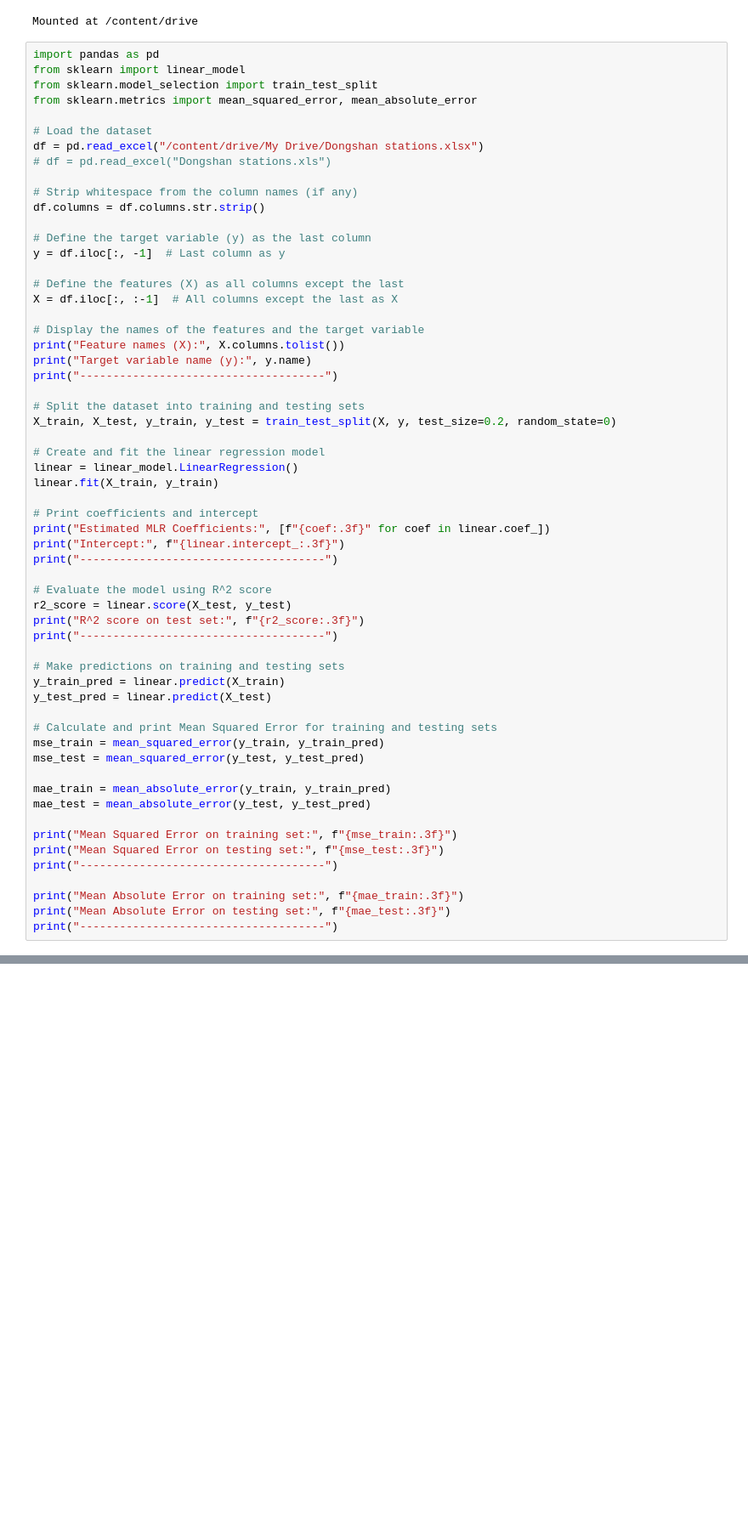
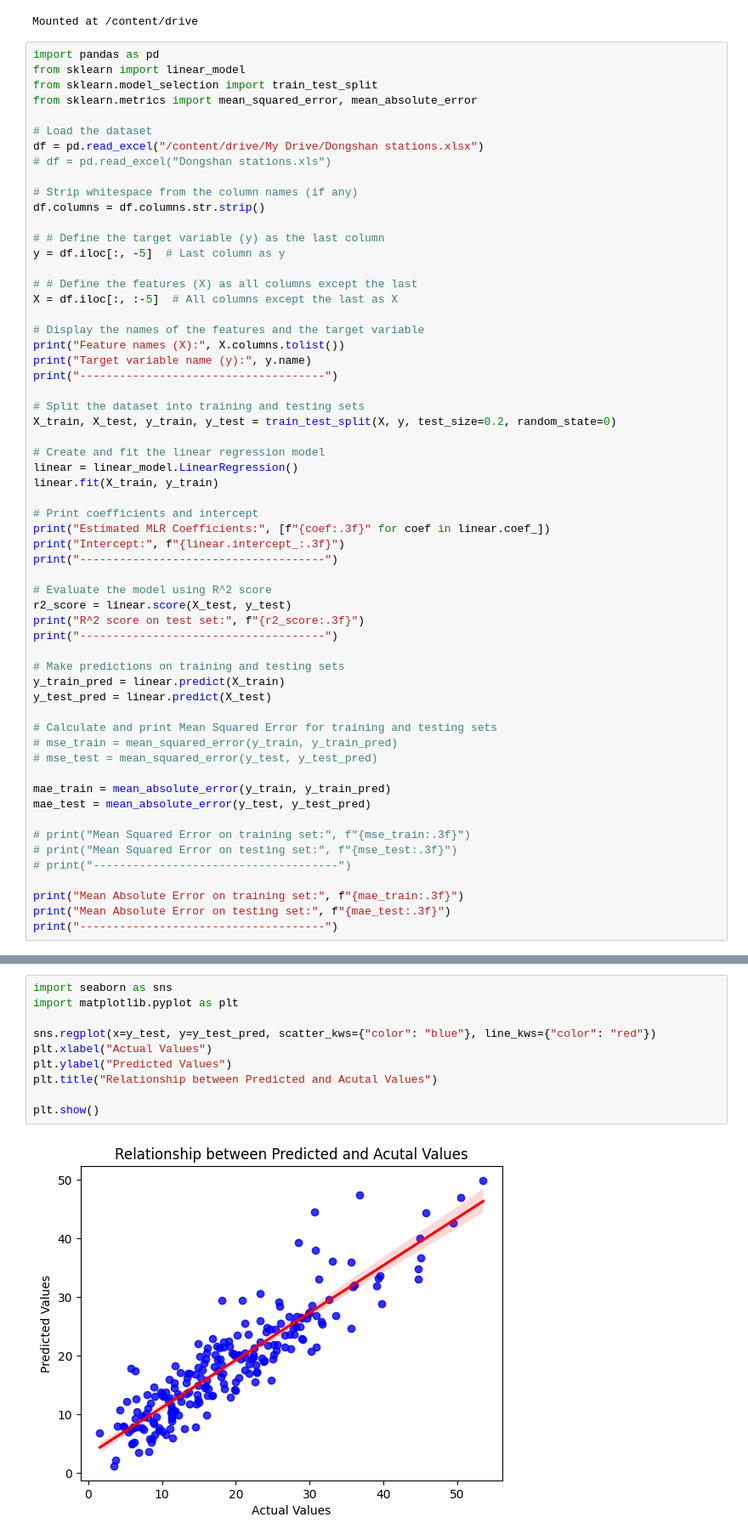
Before and after one commit to Rivenception/CSC521_Algorithms, a Jupyter notebook: Research_Project/MLR.ipynb, the cells around one changed output, grey strips where cells are left out. Shown at 85% size. Saved outputs shown, nothing was run; the diff lists cells and outputs as text; blank space fills up the shorter version.

```diff
--- a/Research_Project/MLR.ipynb
+++ b/Research_Project/MLR.ipynb
@@ -19,11 +19,11 @@ df = pd.read_excel("/content/drive/My Drive/Dongshan stations.xlsx")
 # Strip whitespace from the column names (if any)
 df.columns = df.columns.str.strip()
 
-# Define the target variable (y) as the last column
-y = df.iloc[:, -1]  # Last column as y
+# # Define the target variable (y) as the last column
+y = df.iloc[:, -5]  # Last column as y
 
-# Define the features (X) as all columns except the last
-X = df.iloc[:, :-1]  # All columns except the last as X
+# # Define the features (X) as all columns except the last
+X = df.iloc[:, :-5]  # All columns except the last as X
 
 # Display the names of the features and the target variable
 print("Feature names (X):", X.columns.tolist())
@@ -52,15 +52,15 @@ y_train_pred = linear.predict(X_train)
 y_test_pred = linear.predict(X_test)
 
 # Calculate and print Mean Squared Error for training and testing sets
-mse_train = mean_squared_error(y_train, y_train_pred)
-mse_test = mean_squared_error(y_test, y_test_pred)
+# mse_train = mean_squared_error(y_train, y_train_pred)
+# mse_test = mean_squared_error(y_test, y_test_pred)
 
 mae_train = mean_absolute_error(y_train, y_train_pred)
 mae_test = mean_absolute_error(y_test, y_test_pred)
 
-print("Mean Squared Error on training set:", f"{mse_train:.3f}")
-print("Mean Squared Error on testing set:", f"{mse_test:.3f}")
-print("-------------------------------------")
+# print("Mean Squared Error on training set:", f"{mse_train:.3f}")
+# print("Mean Squared Error on testing set:", f"{mse_test:.3f}")
+# print("-------------------------------------")
 
 print("Mean Absolute Error on training set:", f"{mae_train:.3f}")
 print("Mean Absolute Error on testing set:", f"{mae_test:.3f}")
@@ -82,0 +84,12 @@ Mean Absolute Error on testing set: 0.370
+# %%
+import seaborn as sns
+import matplotlib.pyplot as plt
+
+sns.regplot(x=y_test, y=y_test_pred, scatter_kws={"color": "blue"}, line_kws={"color": "red"})
+plt.xlabel("Actual Values")
+plt.ylabel("Predicted Values")
+plt.title("Relationship between Predicted and Acutal Values")
+
+plt.show()
+# %% [output]
+[figure, added]
```
Also changed, not shown: parts of 4 cells of this notebook.
